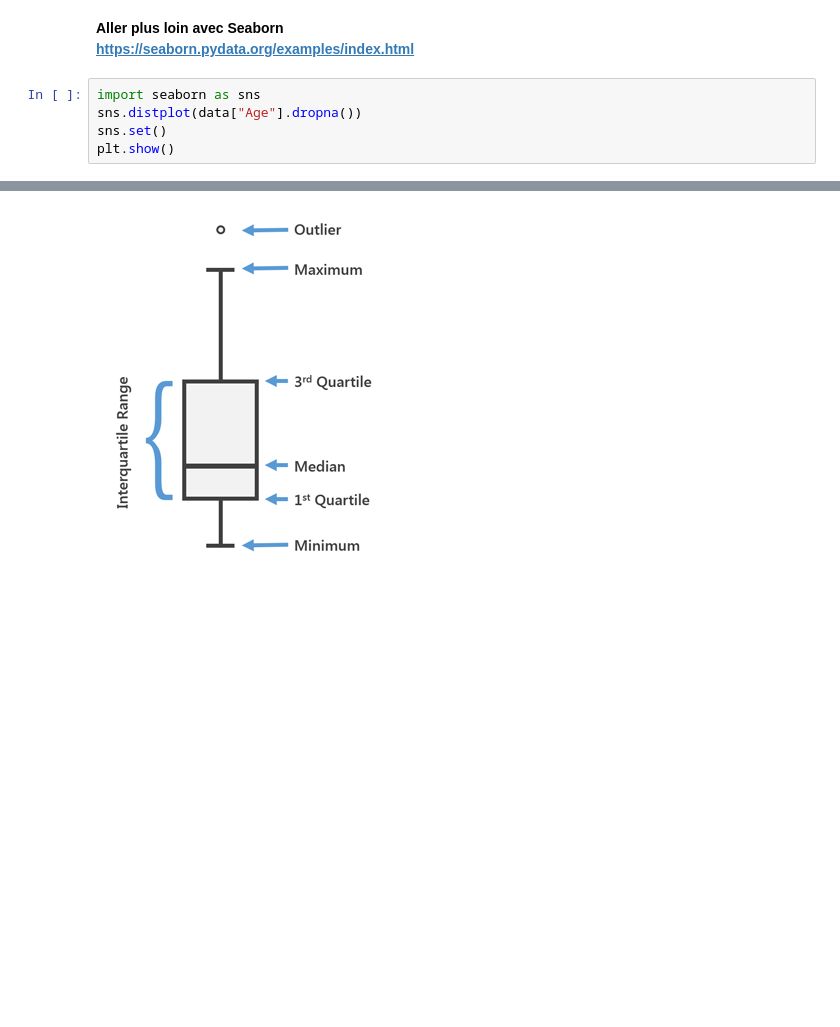
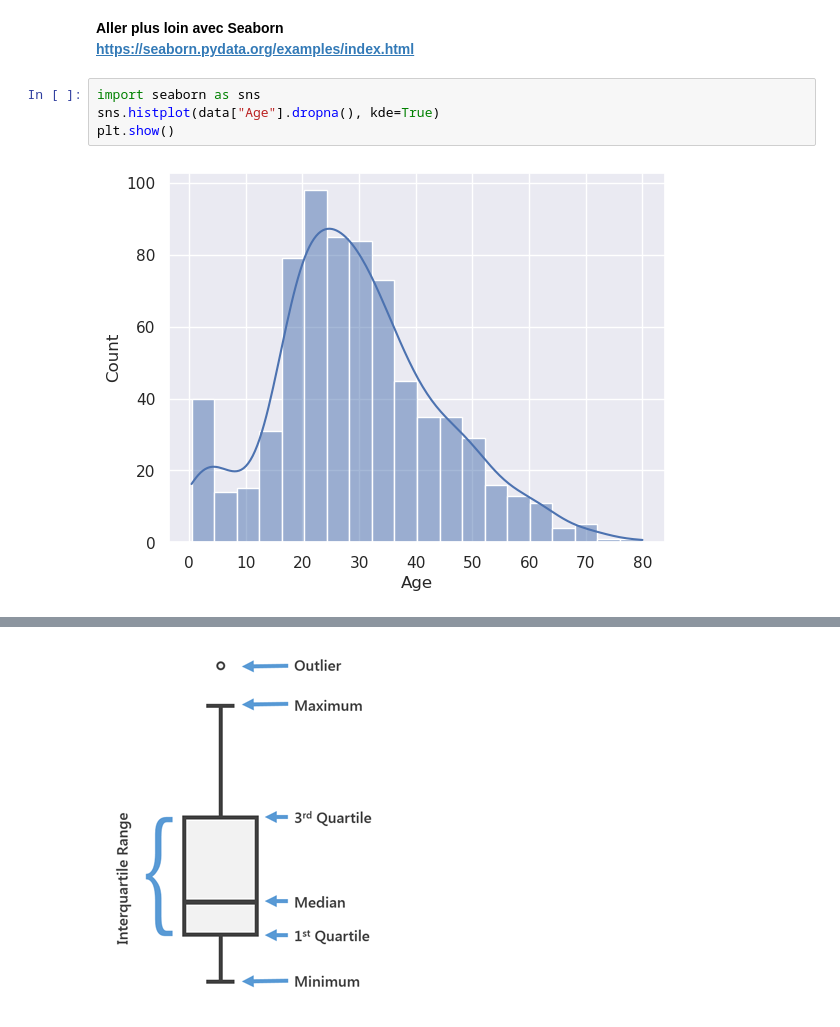
Before and after one commit to BSevault/tp_prog_fonct_py, a Jupyter notebook: 2024PythonCesi/Notebook/11_dataViz/11 - data viz - cours.ipynb, the cells around one changed output, grey strips where cells are left out. Cells and saved outputs as stored; diff of their text form; blank space fills up the shorter version.

```diff
--- a/2024PythonCesi/Notebook/11_dataViz/11 - data viz - cours.ipynb
+++ b/2024PythonCesi/Notebook/11_dataViz/11 - data viz - cours.ipynb
@@ -195,9 +268,10 @@ plt.show()
 https://seaborn.pydata.org/examples/index.html
 # %%
 import seaborn as sns
-sns.distplot(data["Age"].dropna())
-sns.set()
+sns.histplot(data["Age"].dropna(), kde=True)
 plt.show()
+# %% [output]
+[figure, added]
 # %%
 sns.kdeplot(data["Age"].dropna(), shade=True)
 sns.set()
```
Also changed, not shown: parts of 29 cells of this notebook, 9 other files.
